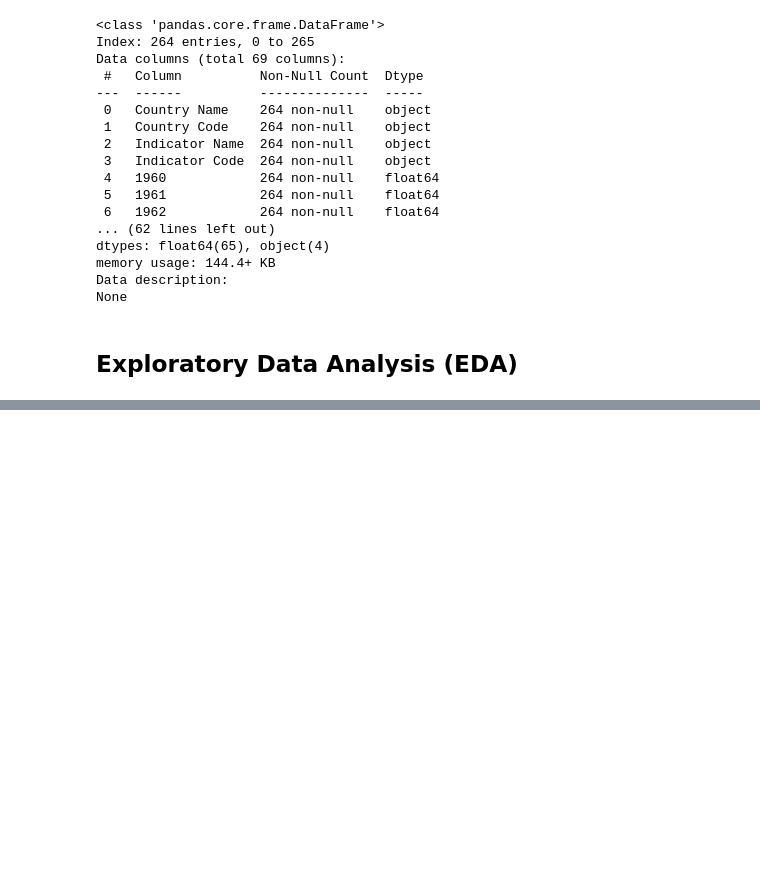
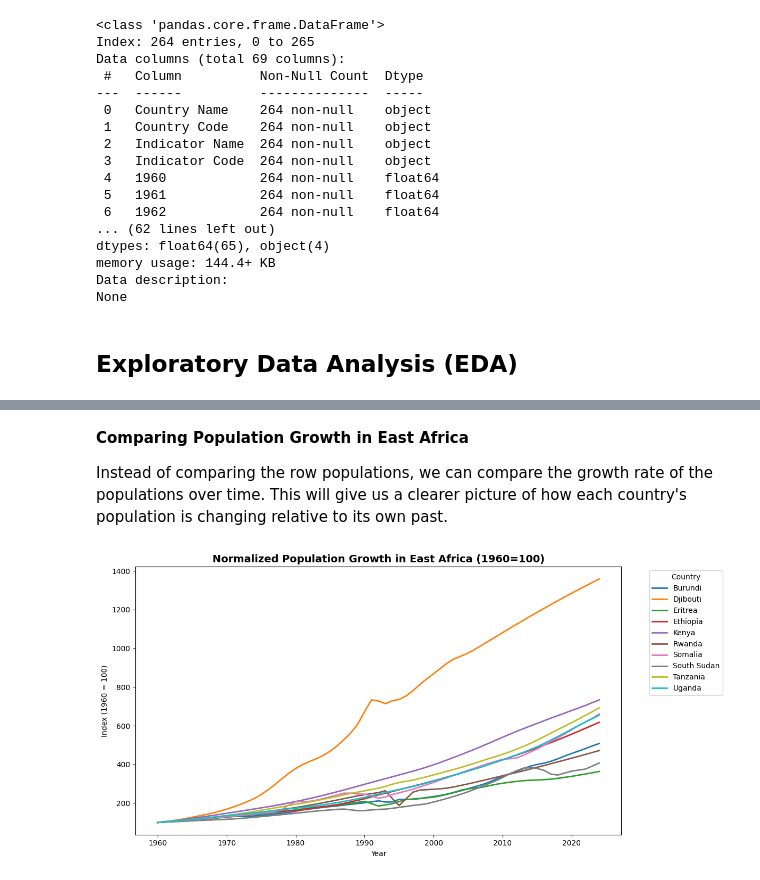
Before and after one commit to Campeon254/PRODIGY_DS_01, a Jupyter notebook: Task 01.ipynb, the cells around one changed output, grey strips where cells are left out. Cells and saved outputs as stored; diff of their text form; code cells hidden in the pictures; blank space fills up the shorter version.

```diff
--- a/Task 01.ipynb
+++ b/Task 01.ipynb
@@ -95,0 +137,24 @@ data.to_csv("cleaned_data.csv", index=False)
+# %% [markdown]
+**Comparing Population Growth in East Africa**
+
+Instead of comparing the row populations, we can compare the growth rate of the populations over time. This will give us a clearer picture of how each country's population is changing relative to its own past.
+# %%
+# Normalizing the data
+subset = ea_data.copy()
+subset["Normalized"] = subset.groupby("Country Name")["Population"].transform(
+    lambda x: (x / x.iloc[0]) * 100
+)
+
+# Lineplot for normalized data
+
+plt.figure(figsize=(12,6))
+sns.lineplot(data=subset, x="Year", y="Normalized", hue="Country Name", linewidth=2.0)
+
+plt.title("Normalized Population Growth in East Africa (1960=100)", fontsize=14, weight="bold")
+plt.xlabel("Year")
+plt.ylabel("Index (1960 = 100)")
+plt.legend(title="Country", bbox_to_anchor=(1.05, 1), loc="upper left")
+plt.tight_layout()
+plt.show()
+# %% [output]
+[figure, added]
```
Also changed, not shown: parts of 11 cells of this notebook, 9 other files.
